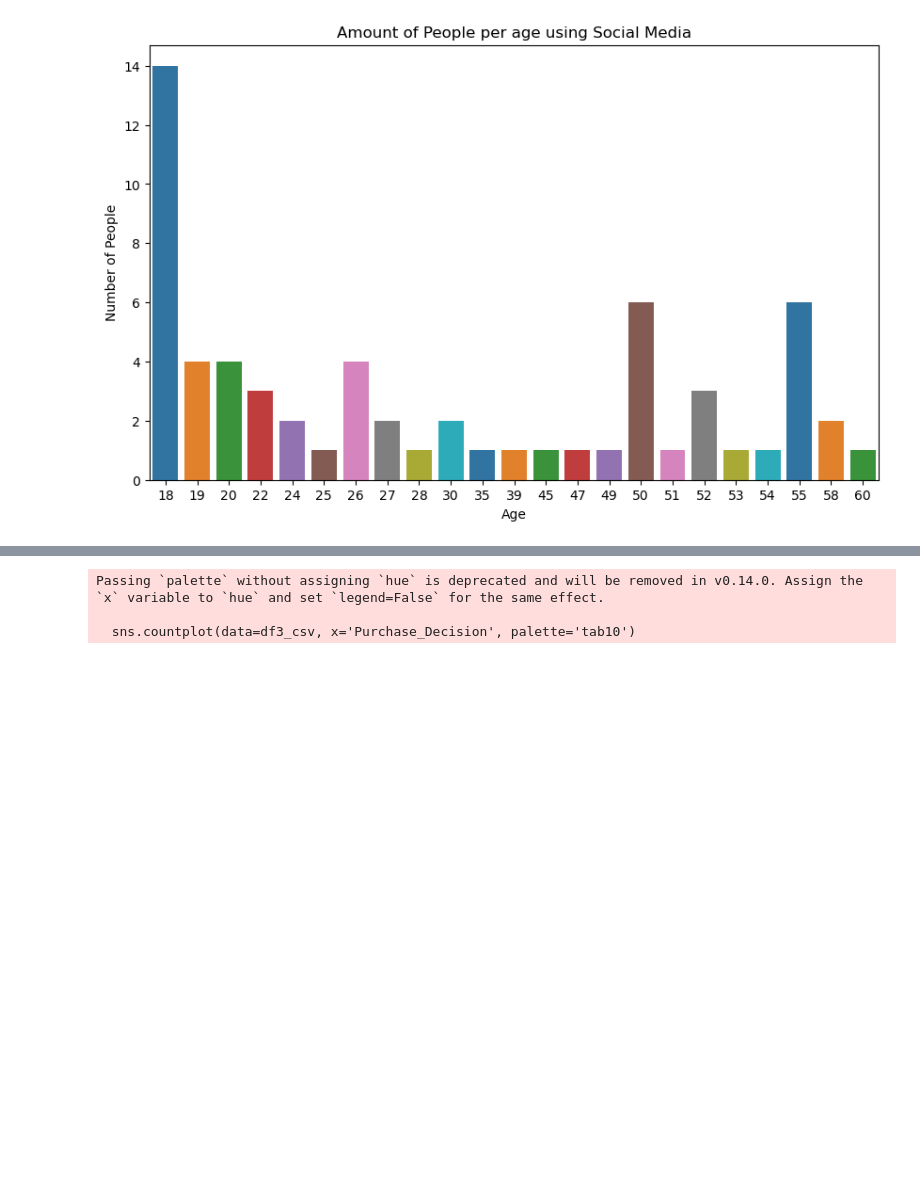
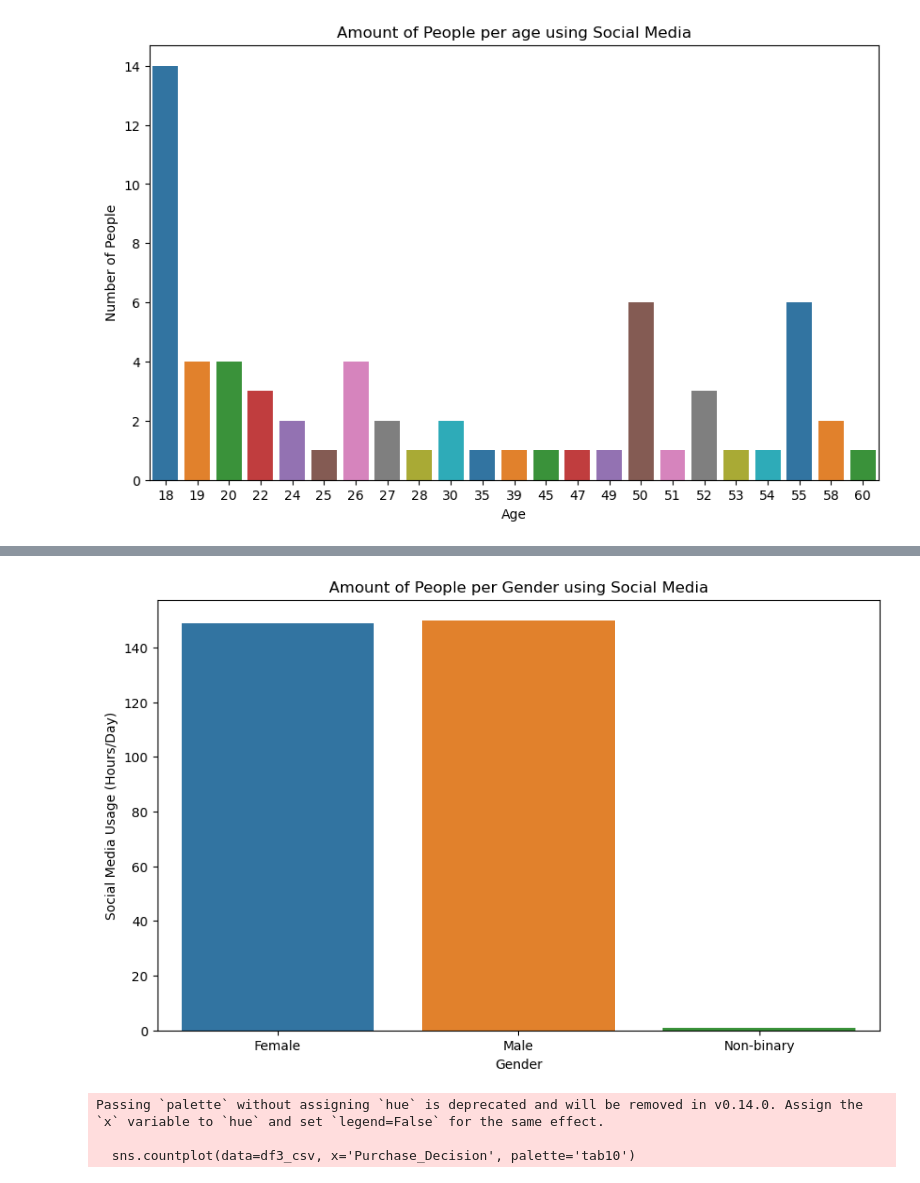
Before and after one commit to IT4063C-Fall24/final-project-gsweet0614, a Jupyter notebook: source.ipynb, the cells around one changed output, grey strips where cells are left out. Cells and saved outputs as stored; diff of their text form; code cells hidden in the pictures; blank space fills up the shorter version.

```diff
--- a/source.ipynb
+++ b/source.ipynb
@@ -196,3 +214,21 @@ Passing `palette` without assigning `hue` is deprecated and will be removed in v
+# %%
+# Using Seaborn
+
+import seaborn as sns
+import matplotlib.pyplot as plt
+
+#Visualization 5: This visualization shows us usage based on gender
+
+plt.figure(figsize=(10, 6))
+sns.countplot(data=df3, x='Gender', palette='tab10')
+
+plt.title('Amount of People per Gender using Social Media')
+plt.xlabel('Gender')
+plt.ylabel('Social Media Usage (Hours/Day)')
+
+plt.show()
+# %% [output]
+[figure, added]
 # %%
 # Using Seaborn
 
```
Also changed, not shown: parts of 4 cells of this notebook.
